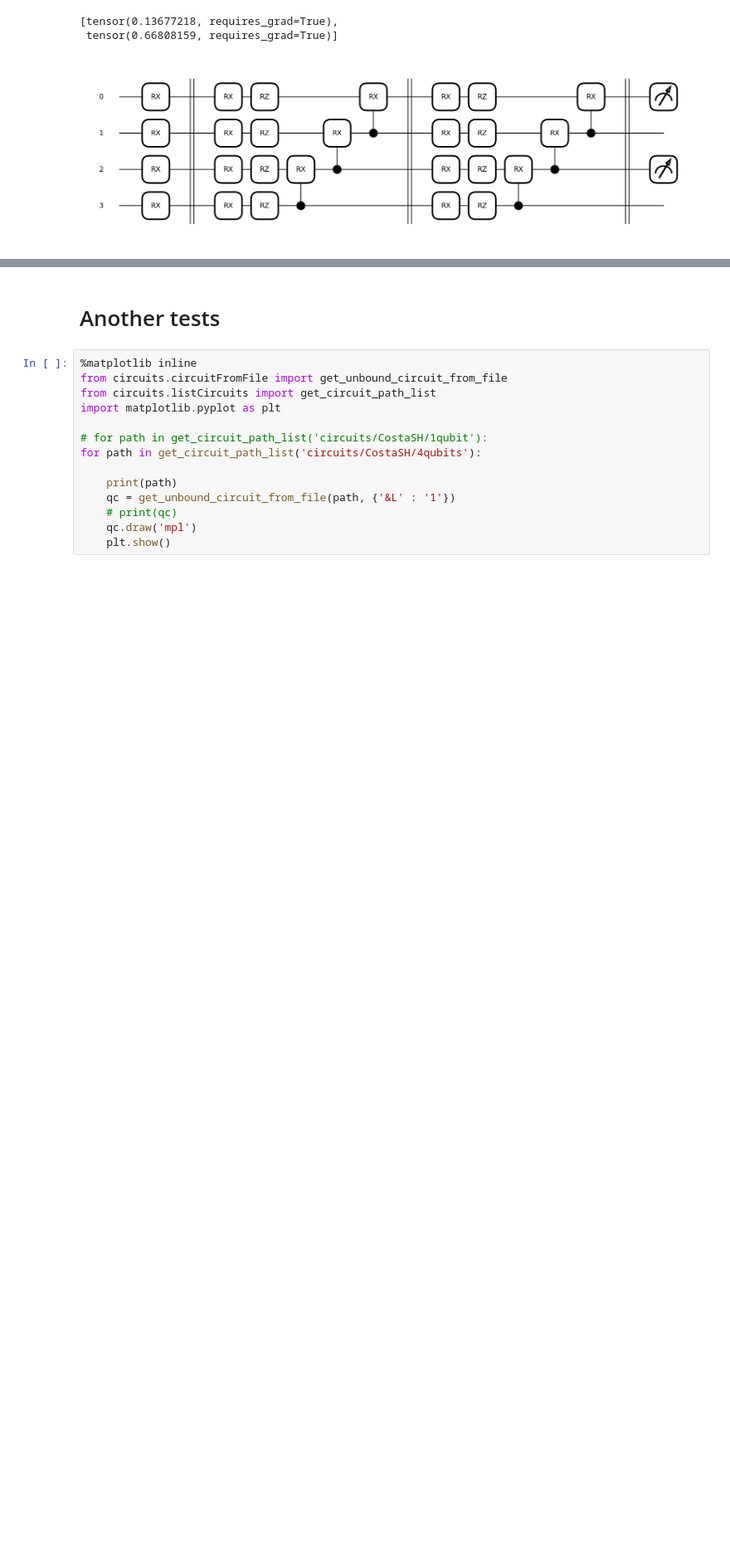
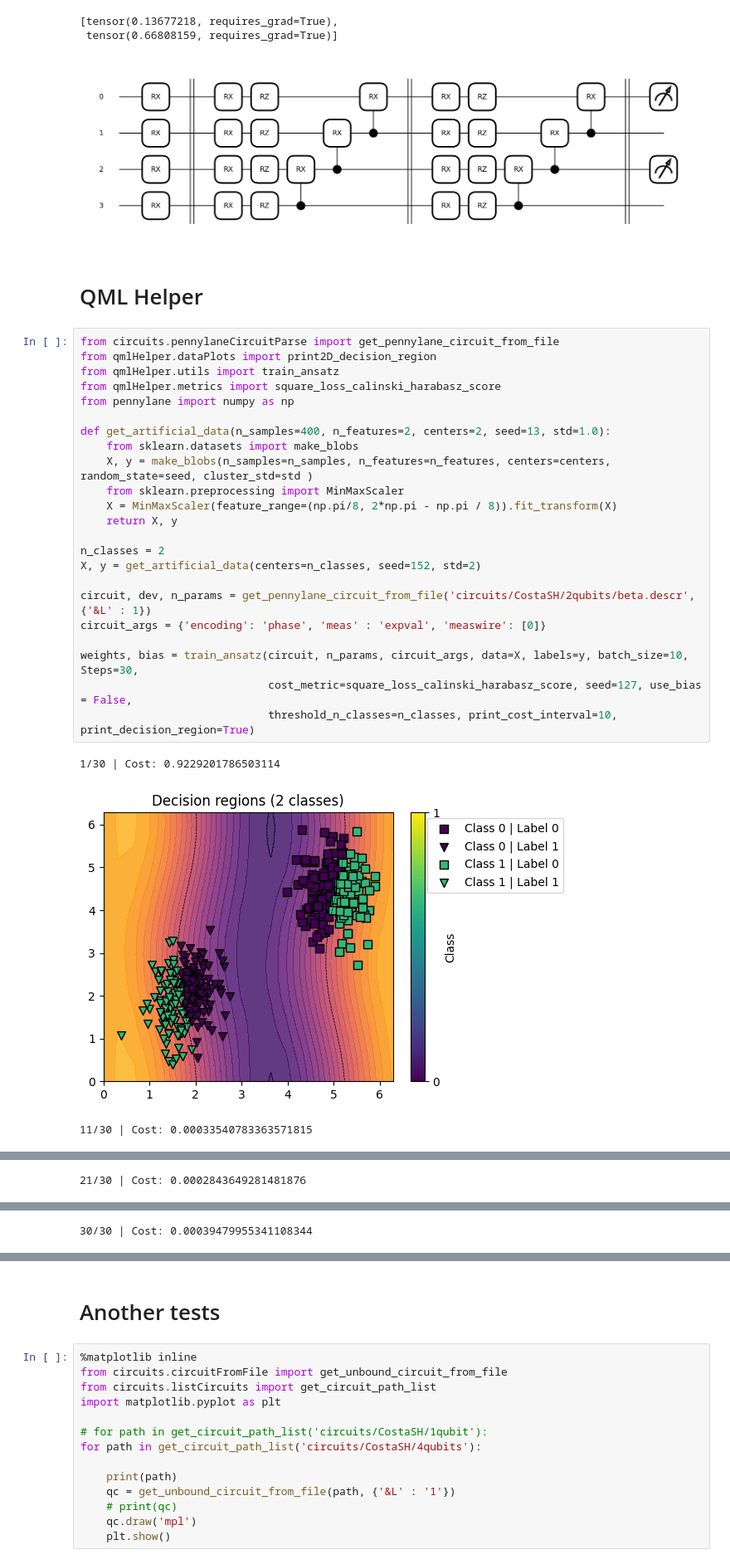
Before and after one commit to SamuellH12/Quantum-Express-Entang-Measures, a Jupyter notebook: notebook.ipynb, the cells around one changed output, grey strips where cells are left out. Shown at 83% size. Cells and saved outputs as stored; diff of their text form; blank space fills up the shorter version.

Commit message:
add QML Helper with train and metric functions

```diff
--- a/notebook.ipynb
+++ b/notebook.ipynb
@@ -39,3 +39,32 @@ circuit(initial_weights, input=[0, 0, 0, 0], measwire=measures, meas='expval')
 [tensor(0.13677218, requires_grad=True),
  tensor(0.66808159, requires_grad=True)]
 [figure]
+# %% [markdown]
+# QML Helper
+# %%
+from circuits.pennylaneCircuitParse import get_pennylane_circuit_from_file
+from qmlHelper.dataPlots import print2D_decision_region
+from qmlHelper.utils import train_ansatz
+from qmlHelper.metrics import square_loss_calinski_harabasz_score
+from pennylane import numpy as np
+
+def get_artificial_data(n_samples=400, n_features=2, centers=2, seed=13, std=1.0):
+    from sklearn.datasets import make_blobs
+    X, y = make_blobs(n_samples=n_samples, n_features=n_features, centers=centers, random_state=seed, cluster_std=std )
+    from sklearn.preprocessing import MinMaxScaler
+    X = MinMaxScaler(feature_range=(np.pi/8, 2*np.pi - np.pi / 8)).fit_transform(X)
+    return X, y
+
+n_classes = 2
+X, y = get_artificial_data(centers=n_classes, seed=152, std=2)
+
+circuit, dev, n_params = get_pennylane_circuit_from_file('circuits/CostaSH/2qubits/beta.descr', {'&L' : 1})
+circuit_args = {'encoding': 'phase', 'meas' : 'expval', 'measwire': [0]}
+
+weights, bias = train_ansatz(circuit, n_params, circuit_args, data=X, labels=y, batch_size=10, Steps=30,
+                             cost_metric=square_loss_calinski_harabasz_score, seed=127, use_bias = False,
+                             threshold_n_classes=n_classes, print_cost_interval=10, print_decision_region=True)
+# %% [output]
+1/30 | Cost: 0.9229201786503114
+[figure, added]
+11/30 | Cost: 0.00033540783363571815
@@ -41,0 +72 @@ circuit(initial_weights, input=[0, 0, 0, 0], measwire=measures, meas='expval')
+21/30 | Cost: 0.0002843649281481876
@@ -41,0 +74 @@ circuit(initial_weights, input=[0, 0, 0, 0], measwire=measures, meas='expval')
+30/30 | Cost: 0.00039479955341108344
```
Also changed, not shown: parts of 1 cell of this notebook, 5 other files.
